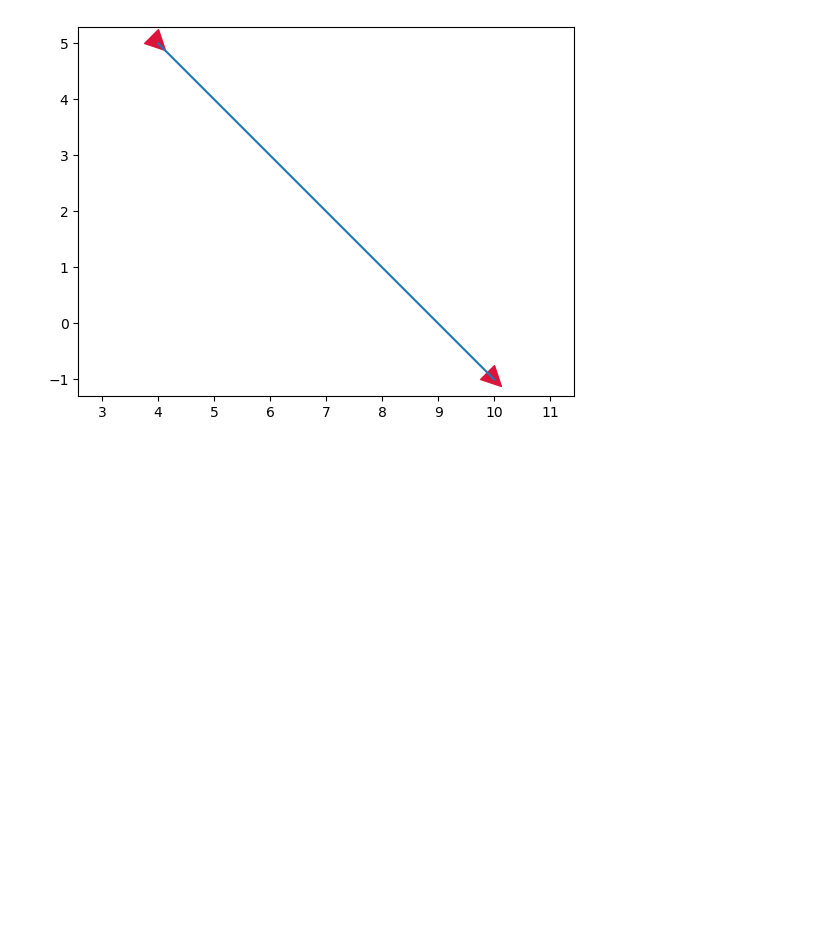
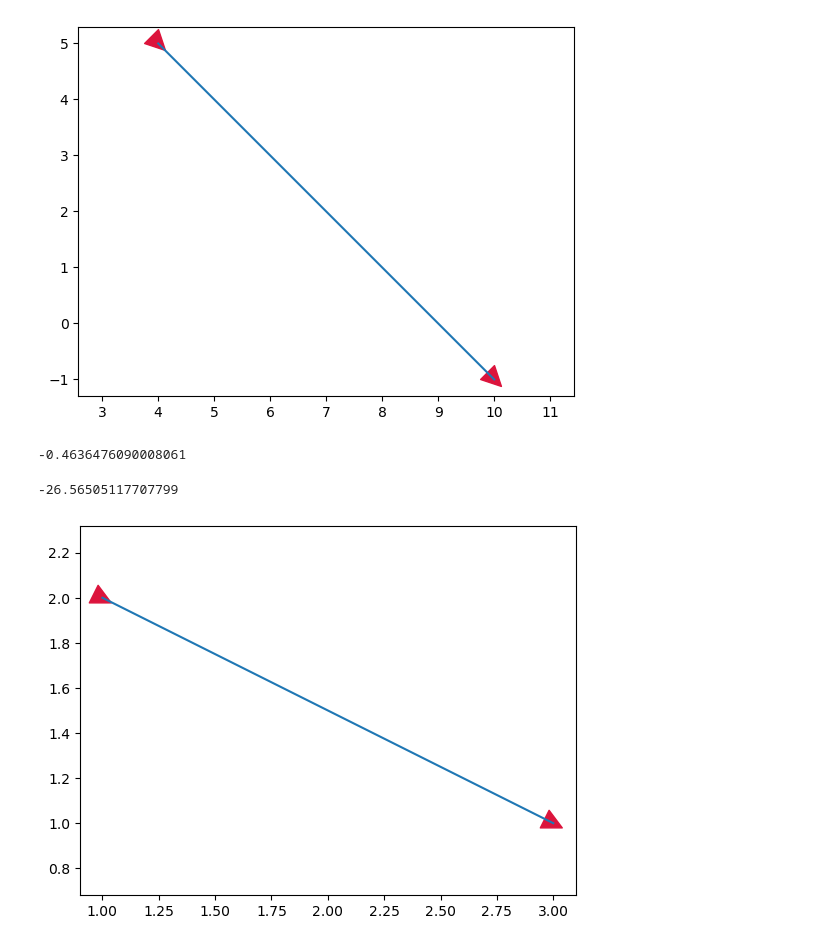
Before and after one commit to andersolson/Python-Projects, a Jupyter notebook: chaos-magick/findAngle.ipynb, the cells around one changed output. Saved outputs shown, nothing was run; the diff lists cells and outputs as text; code cells hidden in the pictures; blank space fills up the shorter version.

Commit message:
finding angle in degrees
finding angle in degrees

```diff
--- a/chaos-magick/findAngle.ipynb
+++ b/chaos-magick/findAngle.ipynb
@@ -58,3 +58,32 @@ plt.axis('equal')
 plt.show()
 # %% [output]
 [figure]
+# %%
+startX = 1
+startY = 2
+
+endX = 3
+endY = 1
+
+myradians = math.atan2(endY-startY, endX-startX)
+myradians
+# %% [output]
+-0.4636476090008061
+# %%
+mydegrees = math.degrees(myradians)
+mydegrees
+# %% [output]
+-26.56505117707799
+# %%
+m = MarkerStyle('>')
+m._transform.rotate_deg(mydegrees)
+
+x = [1,3]
+y = [2,1]
+
+plt.plot(x,y)
+plt.scatter(x,y, s=200, marker=m, color="crimson")
+plt.axis('equal')
+plt.show()
+# %% [output]
+[figure, added]
```
